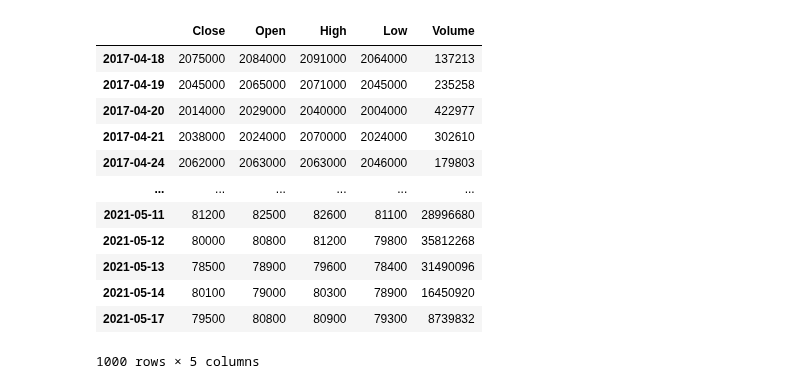
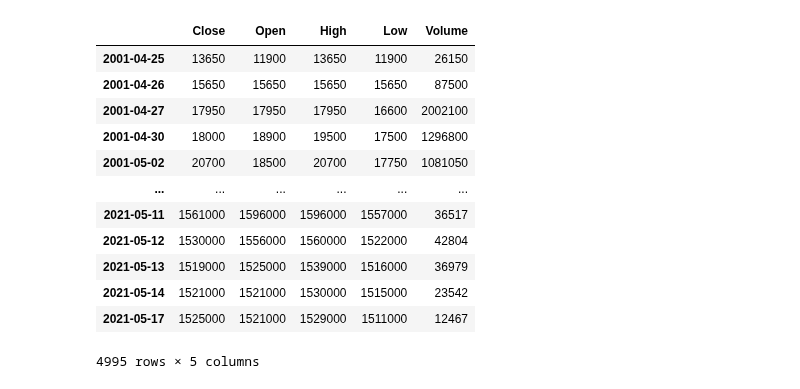
Before and after one commit to yeonghun00/stock-notes, a Jupyter notebook: Stock_analysis.ipynb, the cells around one changed output. Drawn from its saved outputs; the diff is of its cells as text; code cells hidden in the pictures.

```diff
--- a/Stock_analysis.ipynb
+++ b/Stock_analysis.ipynb
@@ -109,24 +109,24 @@ def norm(x):
   norm = np.linalg.norm(x)
   return np.round(x/norm, 16)
 # %%
-stock = Stock('005930')
+stock = Stock('051900')
 # %%
-price_df = stock.get_data()
+price_df = stock.get_data(500)
 price_df
 # %% [output]
 |  | Close | Open | High | Low | Volume |
-| 2017-04-18 | 2075000 | 2084000 | 2091000 | 2064000 | 137213 |
-| 2017-04-19 | 2045000 | 2065000 | 2071000 | 2045000 | 235258 |
-| 2017-04-20 | 2014000 | 2029000 | 2040000 | 2004000 | 422977 |
-| 2017-04-21 | 2038000 | 2024000 | 2070000 | 2024000 | 302610 |
-| 2017-04-24 | 2062000 | 2063000 | 2063000 | 2046000 | 179803 |
+| 2001-04-25 | 13650 | 11900 | 13650 | 11900 | 26150 |
+| 2001-04-26 | 15650 | 15650 | 15650 | 15650 | 87500 |
+| 2001-04-27 | 17950 | 17950 | 17950 | 16600 | 2002100 |
+| 2001-04-30 | 18000 | 18900 | 19500 | 17500 | 1296800 |
+| 2001-05-02 | 20700 | 18500 | 20700 | 17750 | 1081050 |
 | ... | ... | ... | ... | ... | ... |
-| 2021-05-11 | 81200 | 82500 | 82600 | 81100 | 28996680 |
-| 2021-05-12 | 80000 | 80800 | 81200 | 79800 | 35812268 |
-| 2021-05-13 | 78500 | 78900 | 79600 | 78400 | 31490096 |
-| 2021-05-14 | 80100 | 79000 | 80300 | 78900 | 16450920 |
-| 2021-05-17 | 79500 | 80800 | 80900 | 79300 | 8739832 |
+| 2021-05-11 | 1561000 | 1596000 | 1596000 | 1557000 | 36517 |
+| 2021-05-12 | 1530000 | 1556000 | 1560000 | 1522000 | 42804 |
+| 2021-05-13 | 1519000 | 1525000 | 1539000 | 1516000 | 36979 |
+| 2021-05-14 | 1521000 | 1521000 | 1530000 | 1515000 | 23542 |
+| 2021-05-17 | 1525000 | 1521000 | 1529000 | 1511000 | 12467 |
-1000 rows × 5 columns
+4995 rows × 5 columns
 # %%
 fundamental_df = stock.get_fundamental()
 fundamental_df
```
Also changed, not shown: parts of 9 cells of this notebook.
